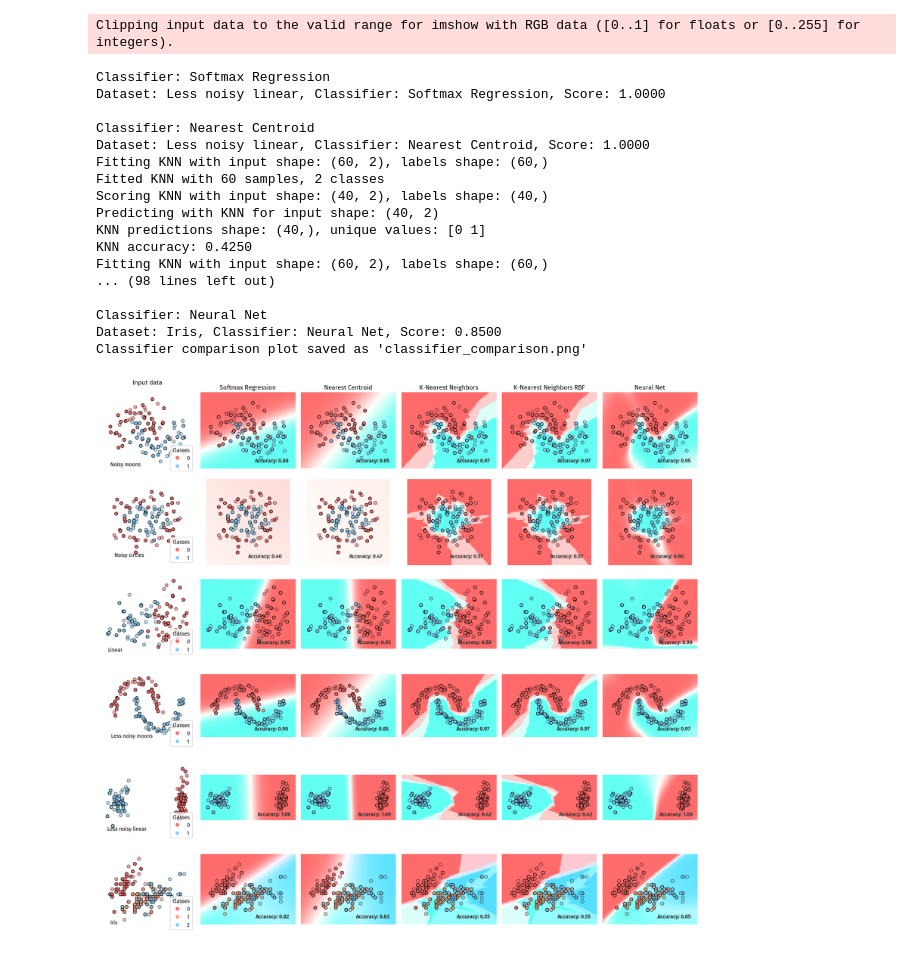
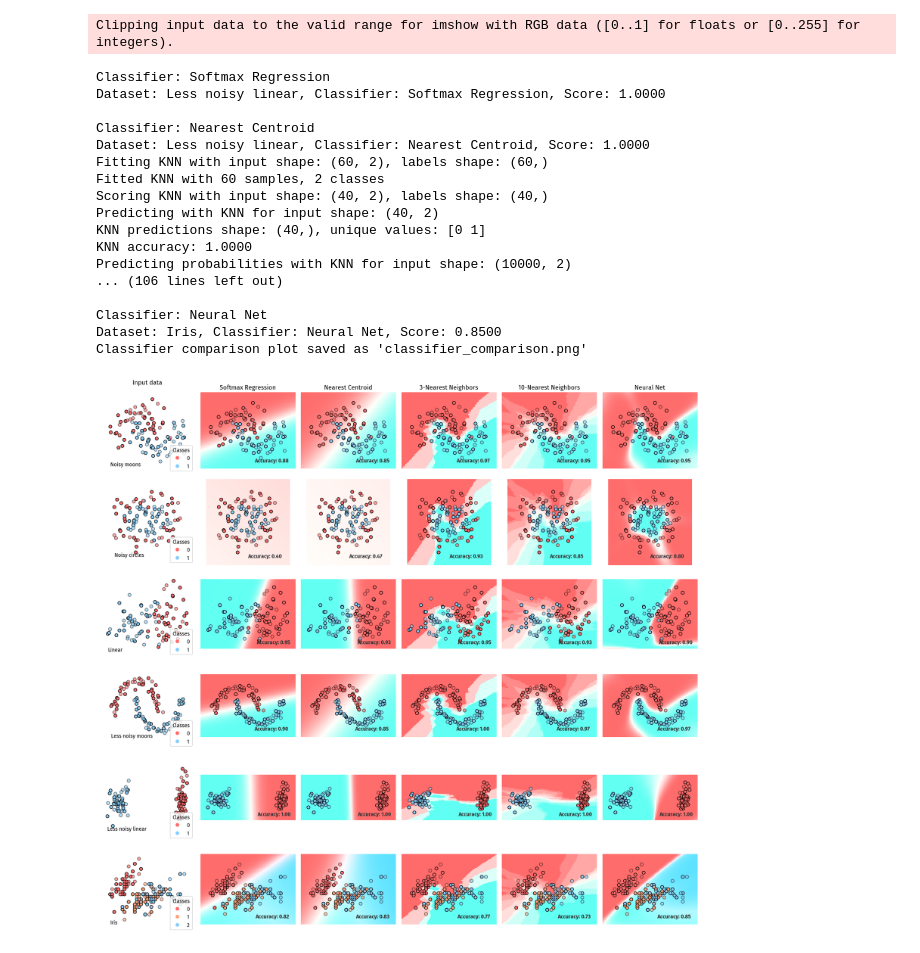
Before and after one commit to cwhy/picojam, a Jupyter notebook: jam/notebooks/boundaries.ipynb, the cells around one changed output. Drawn from its saved outputs; the diff is of its cells as text; code cells hidden in the pictures.

```diff
--- a/jam/notebooks/boundaries.ipynb
+++ b/jam/notebooks/boundaries.ipynb
@@ -1,5 +1,5 @@
 # %%
-from typing import TypeAlias, TypeVar
+from typing import TypeAlias, TypeVar, Protocol
 import matplotlib.pyplot as plt
 import numpy as np
 from matplotlib.colors import ListedColormap, to_rgb
@@ -100,6 +100,8 @@ def plot_classifier_comparison(
             plot_classifier(ax, clf, X_train, y_train, X_test, y_test, x_min, x_max, y_min, y_max, cm_bright, color_palette, name, ds_cnt == 0)
 
 
+            if isinstance(clf, JAXKNN):
+                clf = JAXKNN(k=int(name.split("-")[0]))
             clf.fit(X_train, y_train)
             if isinstance(clf, JAXKNN):
                 clf.check_state()
@@ -356,23 +358,23 @@ class JAXKNN:
         self.sigma = sigma
         self.X_train = None
         self.y_train = None
-        self.n_classes = None
+        self.classes_ = None
         self.scaler = StandardScaler()
 
     def fit(self, X: ArrayLike, y: ArrayLike) -> 'JAXKNN':
         print(f"Fitting KNN with input shape: {X.shape}, labels shape: {y.shape}")
         X_scaled = self.scaler.fit_transform(X)
         self.X_train = jnp.array(X_scaled)
-        self.y_train = jnp.array(y)
-        self.n_classes = int(jnp.max(y) + 1)
-        print(f"Fitted KNN with {self.X_train.shape[0]} samples, {self.n_classes} classes")
+        self.classes_, y_encoded = jnp.unique(y, return_inverse=True)
+        self.y_train = jnp.array(y_encoded)
+        print(f"Fitted KNN with {self.X_train.shape[0]} samples, {len(self.classes_)} classes")
         return self
 
     def gaussian_distance(self, x: ArrayLike) -> ArrayLike:
         distances = jnp.sum((self.X_train - x) ** 2, axis=1)
         return jnp.exp(-distances / (2 * self.sigma ** 2))
 
-    @partial(jit, static_argnums=(0,))
+    #@partial(jit, static_argnums=(0,))
     def predict_single(self, x: ArrayLike) -> int:
         if self.use_kernel:
             similarities = self.gaussian_distance(x)
@@ -380,7 +382,8 @@ class JAXKNN:
         else:
             distances = jnp.sum((self.X_train - x) ** 2, axis=1)
             nearest_neighbor_ids = jnp.argsort(distances)[:self.k]
-        return jnp.argmax(jnp.bincount(self.y_train[nearest_neighbor_ids], length=self.n_classes))
+        votes = jnp.bincount(self.y_train[nearest_neighbor_ids], length=len(self.classes_))
+        return self.classes_[jnp.argmax(votes)]
 
     @jax_to_numpy_method
     def predict(self, X: ArrayLike) -> np.ndarray:
@@ -391,16 +394,6 @@ class JAXKNN:
         print(f"KNN predictions shape: {predictions.shape}, unique values: {np.unique(predictions)}")
         return predictions
 
-    @jax_to_numpy_method
-    def predict_proba(self, X: ArrayLike) -> np.ndarray:
-        X_scaled = self.scaler.transform(X)
-        X_scaled = jnp.array(X_scaled)
-        distances = jax.vmap(self.gaussian_distance if self.use_kernel else lambda x: jnp.sum((self.X_train - x) ** 2, axis=1))(X_scaled)
-        nearest_neighbor_ids = jnp.argsort(-distances if self.use_kernel else distances, axis=1)[:, :self.k]
-        nearest_classes = self.y_train[nearest_neighbor_ids]
-        class_counts = jax.vmap(lambda classes: jnp.bincount(classes, length=self.n_classes))(nearest_classes)
-        return class_counts / self.k
-
     def score(self, X: ArrayLike, y: ArrayLike) -> float:
         print(f"Scoring KNN with input shape: {X.shape}, labels shape: {y.shape}")
         predictions = self.predict(X)
@@ -408,8 +401,29 @@ class JAXKNN:
         print(f"KNN accuracy: {accuracy:.4f}")
         return accuracy
 
+    #@partial(jit, static_argnums=(0,))
+    def predict_proba_single(self, x: ArrayLike) -> ArrayLike:
+        if self.use_kernel:
+            similarities = self.gaussian_distance(x)
+            nearest_neighbor_ids = jnp.argsort(-similarities)[:self.k]
+        else:
+            distances = jnp.sum((self.X_train - x) ** 2, axis=1)
+            nearest_neighbor_ids = jnp.argsort(distances)[:self.k]
+        votes = jnp.bincount(self.y_train[nearest_neighbor_ids], length=len(self.classes_))
+        return votes / self.k
+
+    @jax_to_numpy_method
+    def predict_proba(self, X: ArrayLike) -> np.ndarray:
+        print(f"Predicting probabilities with KNN for input shape: {X.shape}")
+        X_scaled = self.scaler.transform(X)
+        X_scaled = jnp.array(X_scaled)
+        probabilities = jax.vmap(self.predict_proba_single)(X_scaled)
+        print(f"KNN probabilities shape: {probabilities.shape}")
+        return probabilities
+
     def check_state(self):
-        print(f"KNN state: X_train shape: {self.X_train.shape}, y_train shape: {self.y_train.shape}, n_classes: {self.n_classes}")
+        print(f"KNN state: X_train shape: {self.X_train.shape}, y_train shape: {self.y_train.shape}, n_classes: {self.classes_}")
+
 
 def gaussian_activation(x: ArrayLike) -> ArrayLike:
     return jnp.exp(-x**2)
@@ -470,6 +484,7 @@ class JAXMLP(OptimizableMixin):
     def score(self, X: ArrayLike, y: ArrayLike) -> float:
         return np.mean(self.predict(X) == y)
 
+
 if __name__ == "__main__":
     from sklearn.datasets import make_moons, make_circles, make_classification, load_iris
     from sklearn.model_selection import train_test_split
@@ -520,26 +535,26 @@ Scoring KNN with input shape: (40, 2), labels shape: (40,)
 
 Processing dataset: Less noisy linear
 Train set shape: (60, 2), Test set shape: (40, 2)
 Unique labels: [0 1]
 Clipping input data to the valid range for imshow with RGB data ([0..1] for floats or [0..255] for integers).
 Classifier: Softmax Regression
 Dataset: Less noisy linear, Classifier: Softmax Regression, Score: 1.0000
 
 Classifier: Nearest Centroid
 Dataset: Less noisy linear, Classifier: Nearest Centroid, Score: 1.0000
 Fitting KNN with input shape: (60, 2), labels shape: (60,)
 Fitted KNN with 60 samples, 2 classes
 Scoring KNN with input shape: (40, 2), labels shape: (40,)
 Predicting with KNN for input shape: (40, 2)
 KNN predictions shape: (40,), unique values: [0 1]
-KNN accuracy: 0.4250
-Fitting KNN with input shape: (60, 2), labels shape: (60,)
-... (98 lines left out)
+KNN accuracy: 1.0000
+Predicting probabilities with KNN for input shape: (10000, 2)
+... (106 lines left out)
 
 Classifier: Neural Net
 Dataset: Iris, Classifier: Neural Net, Score: 0.8500
 Classifier comparison plot saved as 'classifier_comparison.png'
-[figure, old version]
+[figure, new version]
 # %%
 def debug_knn(knn, X_train, y_train, X_test, y_test):
     knn.fit(X_train, y_train)
```
Also changed, not shown: parts of 2 cells of this notebook, 1 other file.
